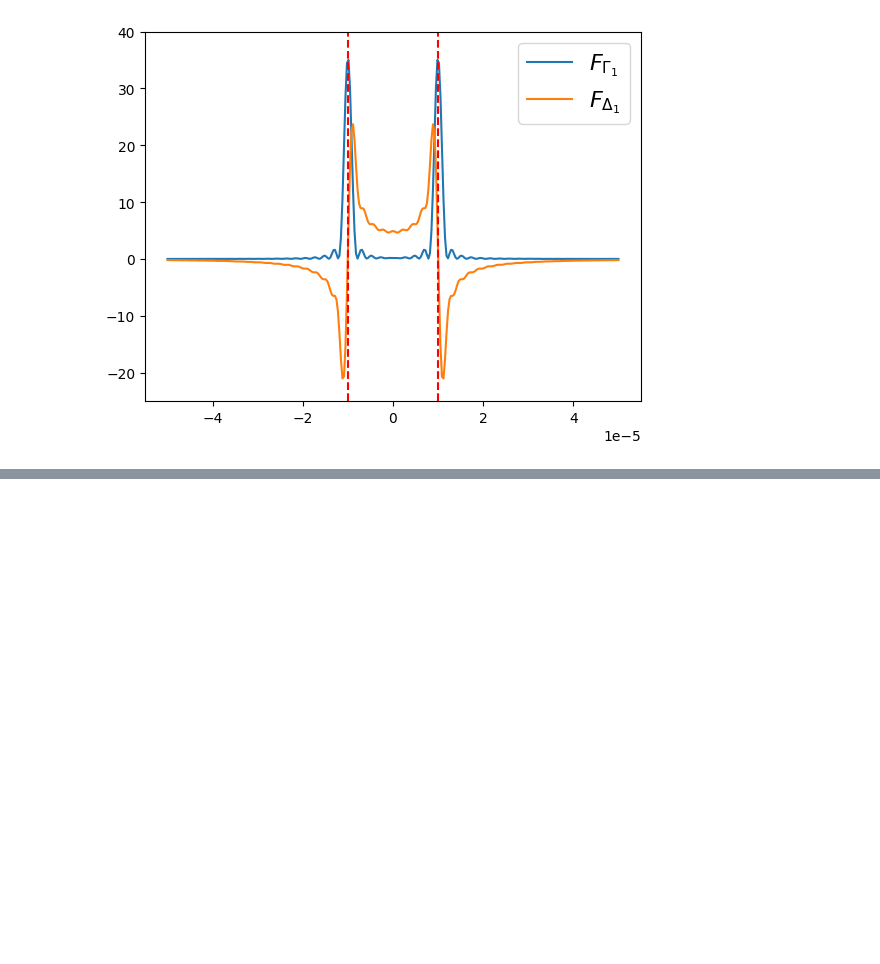
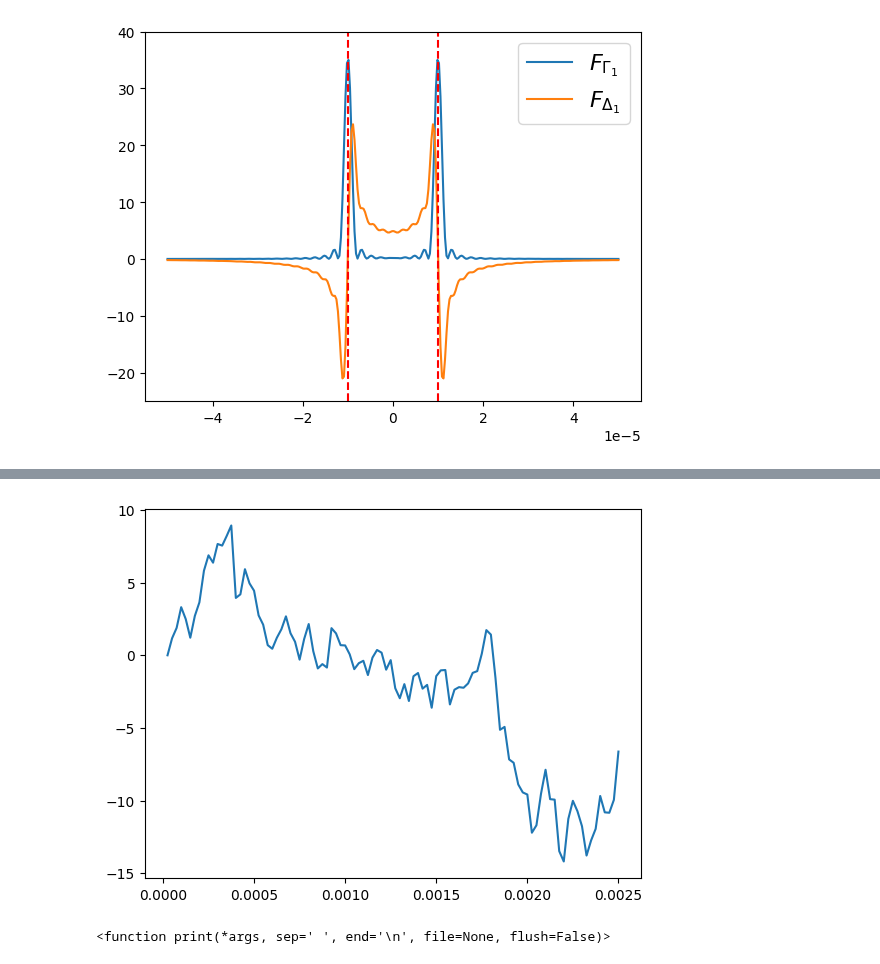
Before and after one commit to Denis-chupa/Quantum_tools, a Jupyter notebook: Quantum_computing/src/GST_research/phase_noise.ipynb, the cells around one changed output, grey strips where cells are left out. Cells and saved outputs as stored; diff of their text form; code cells hidden in the pictures; blank space fills up the shorter version.

```diff
--- a/Quantum_computing/src/GST_research/phase_noise.ipynb
+++ b/Quantum_computing/src/GST_research/phase_noise.ipynb
@@ -37,0 +199,29 @@ plt.show()
+# %%
+rabi = 2 * np.pi * 20 * 10**3
+tau_c = 20 * np.pi / rabi
+c = 1 / (1 * tau_c**3)
+
+N_steps = 100
+dt = 0.05 * tau_c
+t_start = dt
+t = np.arange(t_start, N_steps * dt + t_start, dt)
+
+noise_ave = []
+N_shot = 10**5
+
+for i in tqdm(range(N_shot)):
+    _, noise_n = simulate_delta(N_steps, dt, t_start, tau_c, c, delta0=0.0, random_seed=None)
+    # Gamma_list_approx.append(S_omega(rabi, c, tau_c)*t_j/2 + 0.000003)
+    if i == 0:
+        noise_ave = noise_n
+    else:
+        noise_ave += (noise_n  - noise_ave) / (i + 2)
+plt.plot(t, noise_ave)
+# plt.plot(t, Gamma_list_approx)
+# plt.yscale("log")
+# plt.xscale("log")
+plt.show()
+print
+# %% [output]
+[figure, added]
+<function print(*args, sep=' ', end='\n', file=None, flush=False)>
```
Also changed, not shown: parts of 7 cells of this notebook, 1 other file.
